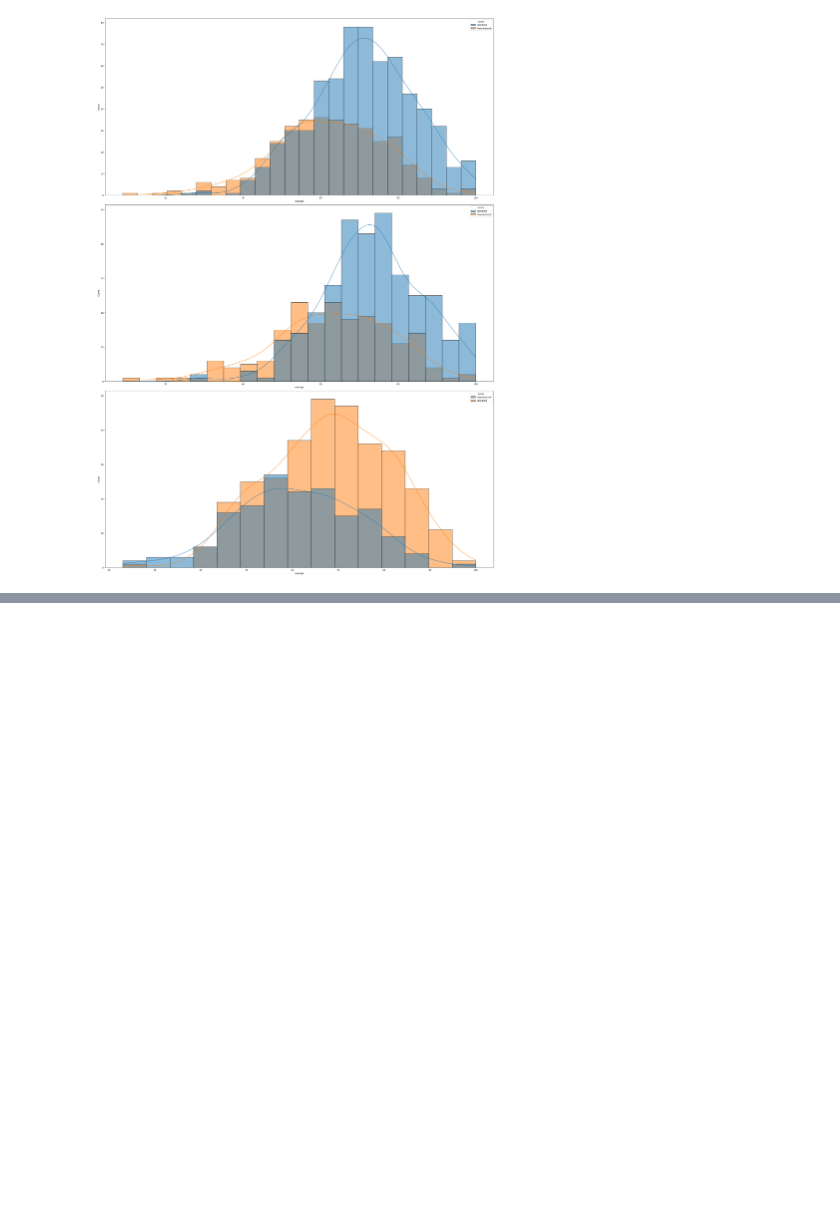
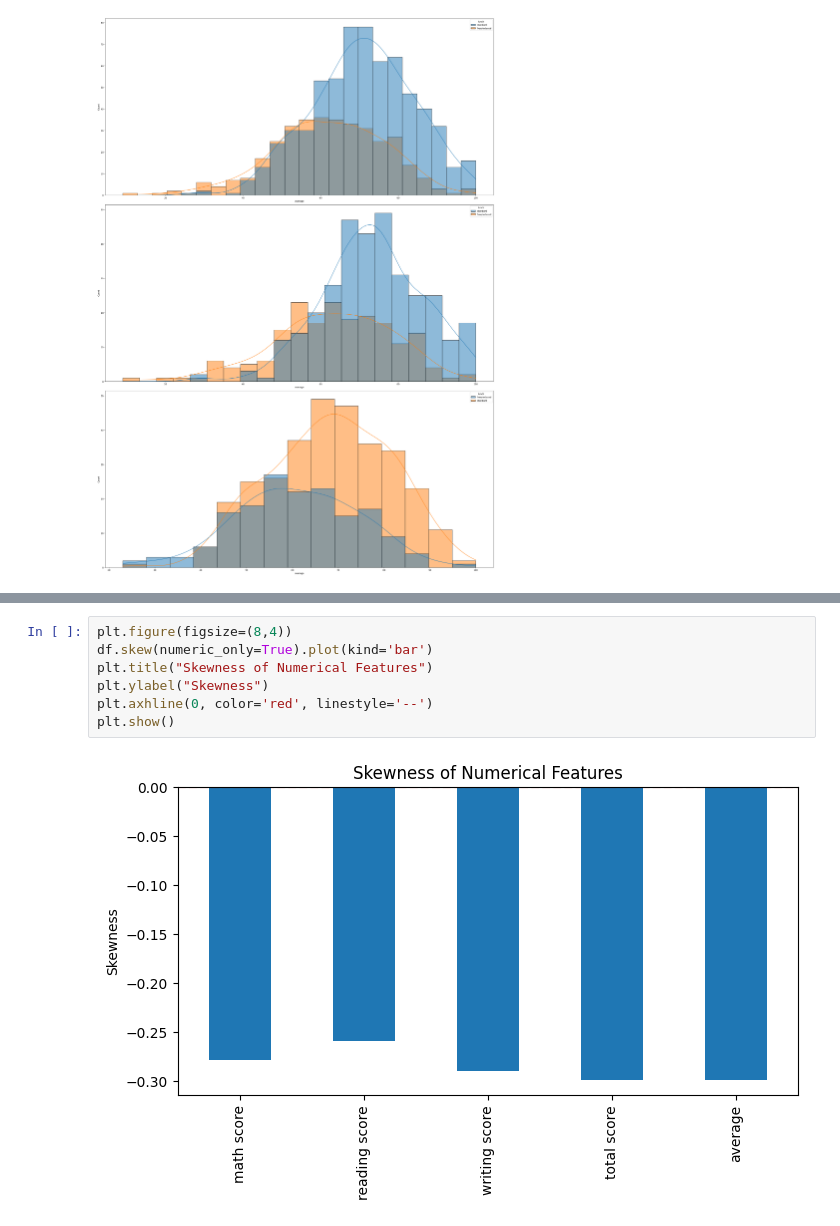
Before and after one commit to Homonculus15/ML-Basic-Project, a Jupyter notebook: src/notebook/1 eda_student_performance.ipynb, the cells around one changed output, grey strips where cells are left out. Drawn from its saved outputs; the diff is of its cells as text; blank space fills up the shorter version.

```diff
--- a/src/notebook/1 eda_student_performance.ipynb
+++ b/src/notebook/1 eda_student_performance.ipynb
@@ -183,0 +209,9 @@ plt.show()
+# %%
+plt.figure(figsize=(8,4))
+df.skew(numeric_only=True).plot(kind='bar')
+plt.title("Skewness of Numerical Features")
+plt.ylabel("Skewness")
+plt.axhline(0, color='red', linestyle='--')
+plt.show()
+# %% [output]
+[figure, added]
```
Also changed, not shown: parts of 6 cells of this notebook, 5 other files.
